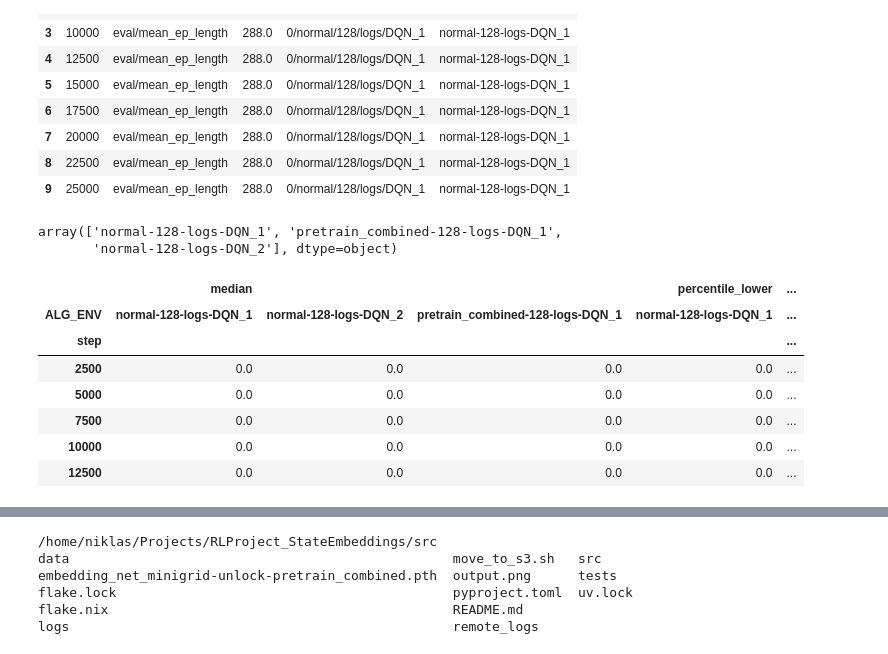
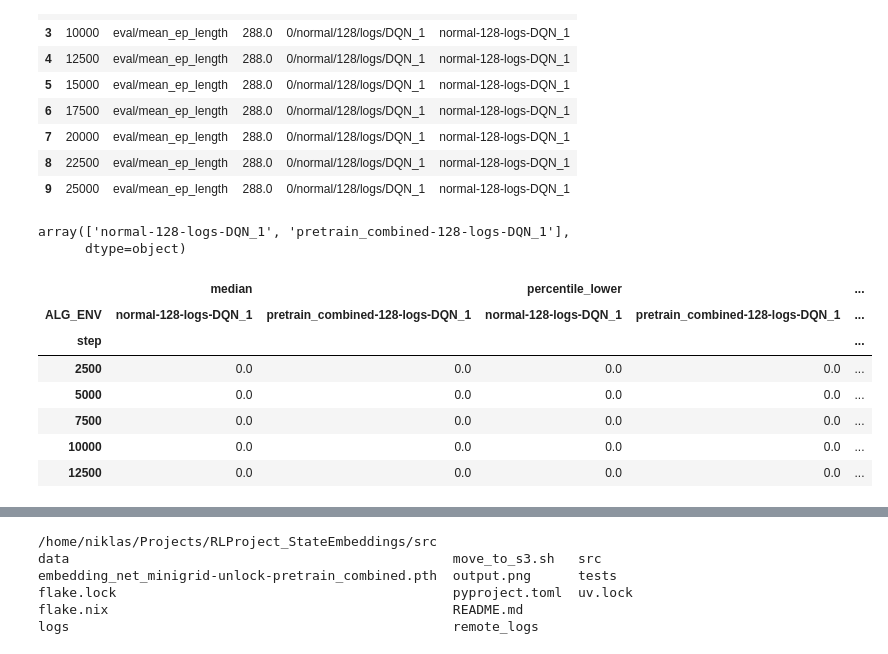
Before and after one commit to thibautklenke/RLProject_StateEmbeddings, a Jupyter notebook: src/graph.ipynb, the cells around one changed output, grey strips where cells are left out. Saved outputs shown, nothing was run; the diff lists cells and outputs as text; code cells hidden in the pictures.

```diff
--- a/src/graph.ipynb
+++ b/src/graph.ipynb
@@ -10,7 +10,10 @@ env_name = env_names[1]
 
 cartpole_starting_from_steps = 0#200_000 # set this to 200_000 to have a plot where our implementation was better
 
-log_dir = f"../data/logs/{env_name}/train"
+algorithms = ["dqn", "ppo"]
+algorithm = algorithms[0]
+
+log_dir = f"../data/{algorithm}_logs/{env_name}/train"
 reader = SummaryReader(log_dir, extra_columns={"dir_name"})
 df = reader.scalars
 
@@ -32,25 +35,25 @@ df.head(10)
 algs_envs = df["ALG_ENV"].unique()
 algs_envs
 # %% [output]
-array(['normal-128-logs-DQN_1', 'pretrain_combined-128-logs-DQN_1',
-       'normal-128-logs-DQN_2'], dtype=object)
+array(['normal-128-logs-DQN_1', 'pretrain_combined-128-logs-DQN_1'],
+      dtype=object)
 # %%
 def percentile_lower(x: pd.Series) -> pd.DataFrame:
-    return np.percentile(x, 20)
+    return np.percentile(x, 10)
 
 def percentile_upper(x: pd.Series) -> pd.DataFrame:
-    return np.percentile(x, 80)
+    return np.percentile(x, 90)
 
 df_pivot = df[df["tag"] == "eval/mean_reward"].pivot_table(
         index="step",
         columns="ALG_ENV",
         values="value",
         aggfunc=[np.median, percentile_lower, percentile_upper],
 )
 df_pivot.head()
 # %% [output]
-|  | median |  |  | percentile_lower | ... |
-| ALG_ENV | normal-128-logs-DQN_1 | normal-128-logs-DQN_2 | pretrain_combined-128-logs-DQN_1 | normal-128-logs-DQN_1 | ... |
+|  | median |  | percentile_lower |  | ... |
+| ALG_ENV | normal-128-logs-DQN_1 | pretrain_combined-128-logs-DQN_1 | normal-128-logs-DQN_1 | pretrain_combined-128-logs-DQN_1 | ... |
 | step |  |  |  |  | ... |
 | 2500 | 0.0 | 0.0 | 0.0 | 0.0 | ... |
 | 5000 | 0.0 | 0.0 | 0.0 | 0.0 | ... |
```
Also changed, not shown: parts of 2 cells of this notebook, 4 other files.
